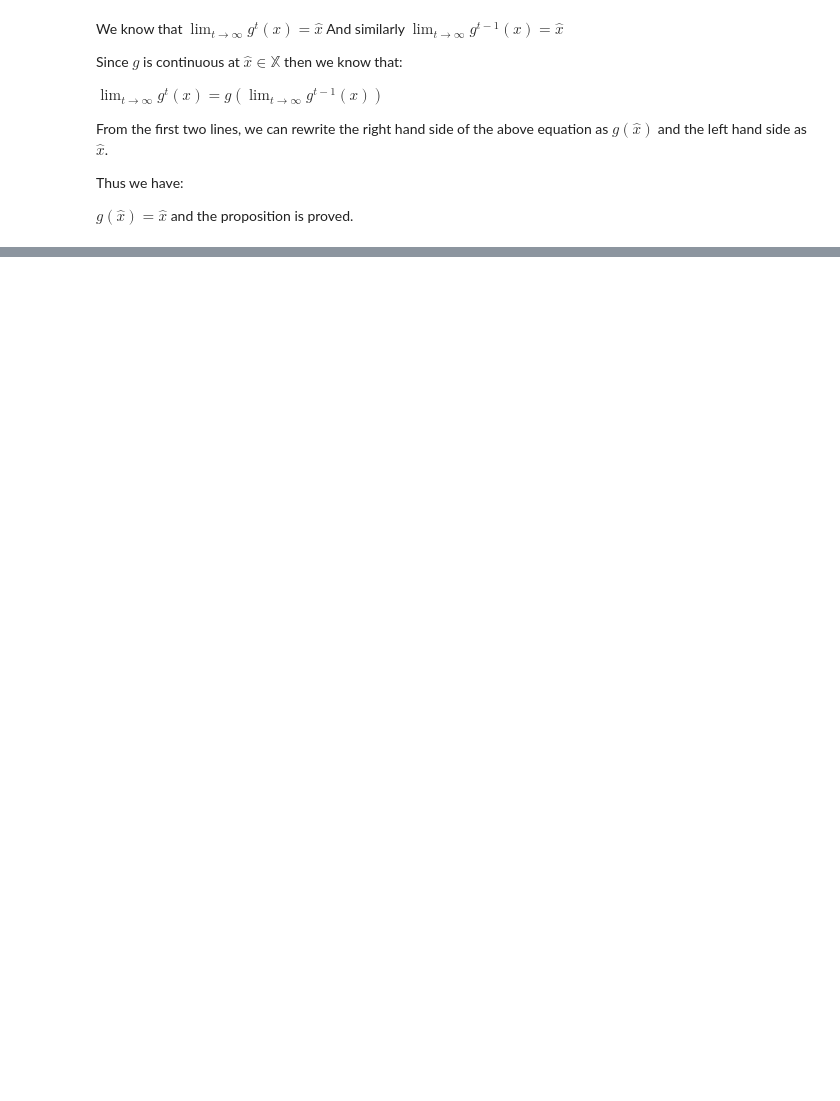
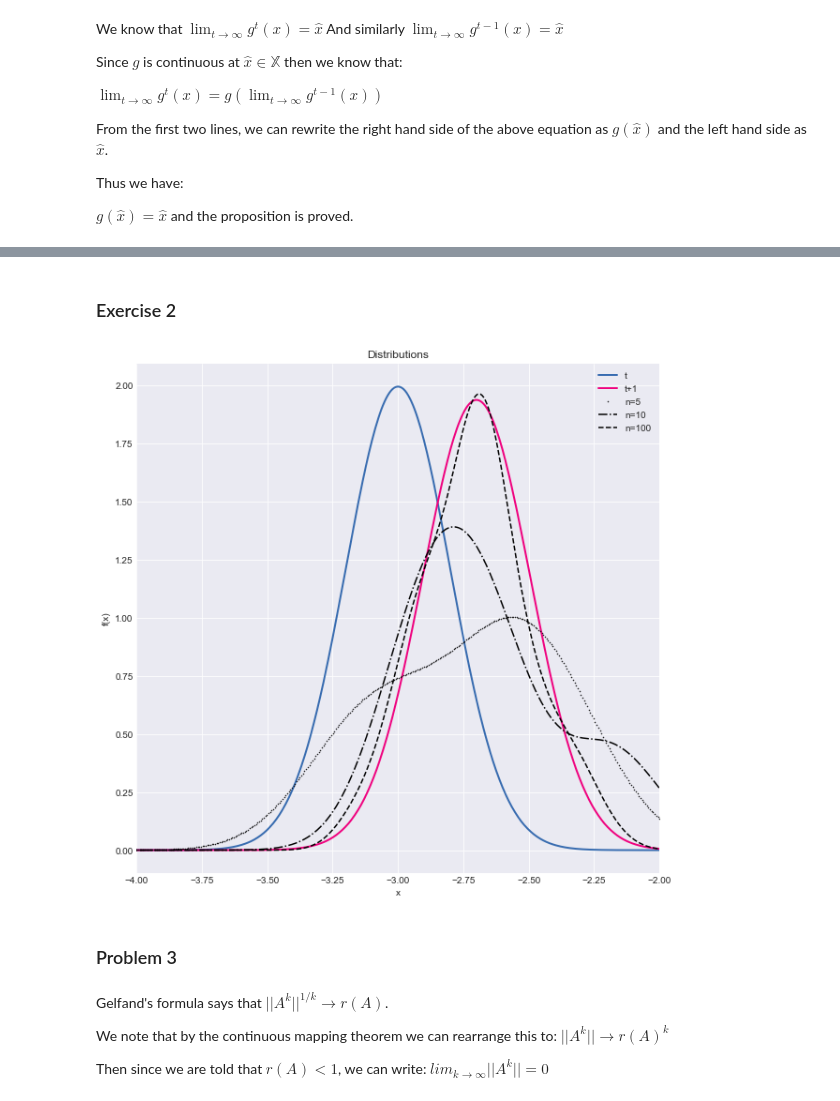
Before and after one commit to TimMunday/BootCamp2018, a Jupyter notebook: ProbSets/Econ/Week2/PS_2.ipynb, the cells around one changed output, grey strips where cells are left out. Drawn from its saved outputs; the diff is of its cells as text; code cells hidden in the pictures; blank space fills up the shorter version.

```diff
--- a/ProbSets/Econ/Week2/PS_2.ipynb
+++ b/ProbSets/Econ/Week2/PS_2.ipynb
@@ -106,0 +193,2 @@ $g(\hat x) = \hat x$ and the proposition is proved.
+# %% [markdown]
+### Exercise 2
@@ -106,0 +203,52 @@ $g(\hat x) = \hat x$ and the proposition is proved.
+# %%
+#PLot the true distributions
+
+x = np.linspace(-6, 0, 1000)
+
+#Generate simulation
+
+def sim(n):
+    X_t = np.zeros(n)
+    X_t = rand.normal(mu, s, n) #generate some draws from intial distribution
+    e_t_1 = rand.normal(0, 1, n) #generate some shocks
+    X_t_1 = np.zeros(n)
+    X_t_1 = rho*X_t + b + sigma*e_t_1 #update to new distribution
+    estim = Kernelde(X_t_1) #estimate kernel density
+    pdf = estim.f(x) #find estimated pdf
+    return pdf
+
+sim_5 = sim(5)
+sim_10 = sim(10)
+sim_100 = sim(100)
+#sim_1000 = sim(1000)
+# %%
+plt.style.use('seaborn-darkgrid')
+palette = plt.get_cmap('Accent')
+
+plt.figure(figsize=(10, 10))
+
+plt.subplot(1, 1, 1)
+plt.plot(x, norm.pdf(x, mu, s), color=palette(4), linewidth=2.0)
+plt.plot(x, norm.pdf(x, rho*mu + b, ((rho**2)*(s**2) + sigma**2)**0.5), color=palette(5), linewidth = 2.0)
+
+plt.plot(x, sim_5, 'k.', markersize = 1)
+plt.plot(x, sim_10, 'k-.', markersize = 1 )
+plt.plot(x, sim_100, 'k--', markersize = 1)
+
+plt.xlabel('x')
+plt.ylabel('f(x)')
+plt.legend(['t', 't+1', 'n=5', 'n=10', 'n=100'])
+plt.title('Distributions')
+plt.xlim(-4, -2)
+
+plt.show()
+# %% [output]
+[figure, added]
+# %% [markdown]
+### Problem 3
+# %% [markdown]
+Gelfand's formula says that $||A^k||^{1/k} \to r(A)$.
+
+We note that by the continuous mapping theorem we can rearrange this to: $||A^k|| \to r(A)^{k}$
+
+Then since we are told that $r(A) < 1$, we can write: $lim_{k \to \infty}||A^k|| = 0$
```
Also changed, not shown: parts of 12 cells of this notebook.
